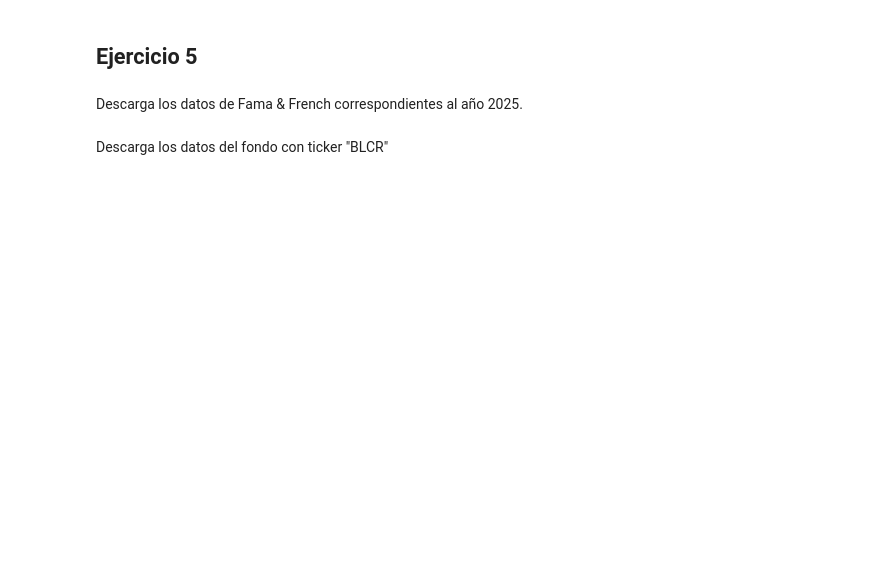
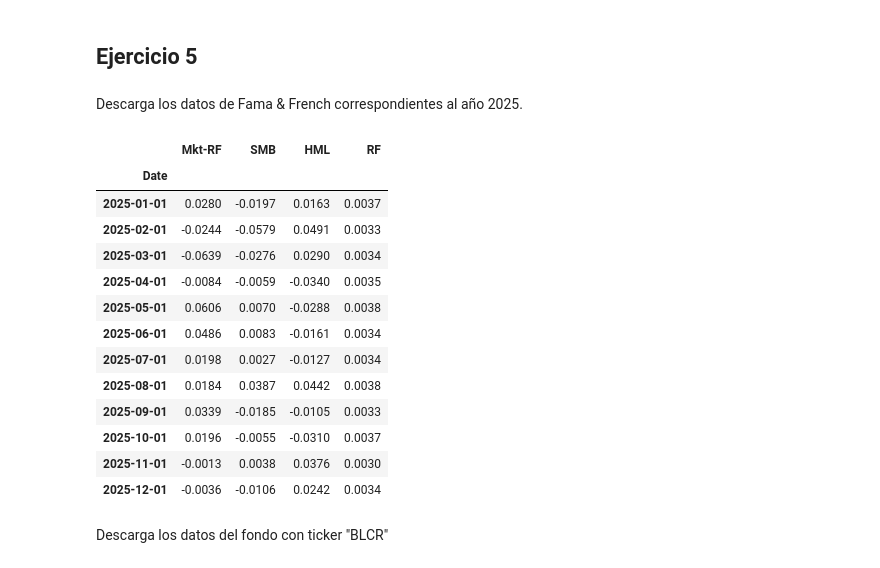
Before and after one commit to alfonso-santos/microcredencial-carteras-python, a Jupyter notebook: Tema_5_APT/src/Prueba_Nivel.ipynb, the cells around one changed output. Drawn from its saved outputs; the diff is of its cells as text; code cells hidden in the pictures; blank space fills up the shorter version.

```diff
--- a/Tema_5_APT/src/Prueba_Nivel.ipynb
+++ b/Tema_5_APT/src/Prueba_Nivel.ipynb
@@ -614,6 +683,31 @@ Calcula la Beta del CAPM de Apple (APPL) con respecto al índice SPY en cada tra
 Descarga los datos de Fama & French correspondientes al año 2025.
 # %%
 # TODO
+
+start = dt.datetime(2025,1,1)
+end = dt.datetime(2025,12,31)
+
+ff = pdr.DataReader("F-F_Research_Data_Factors", "famafrench", start=start, end=end)
+
+factors = ff[0].copy()
+factors.index = factors.index.to_timestamp()
+factors = factors / 100
+factors
+# %% [output]
+|  | Mkt-RF | SMB | HML | RF |
+| Date |  |  |  |  |
+| 2025-01-01 | 0.0280 | -0.0197 | 0.0163 | 0.0037 |
+| 2025-02-01 | -0.0244 | -0.0579 | 0.0491 | 0.0033 |
+| 2025-03-01 | -0.0639 | -0.0276 | 0.0290 | 0.0034 |
+| 2025-04-01 | -0.0084 | -0.0059 | -0.0340 | 0.0035 |
+| 2025-05-01 | 0.0606 | 0.0070 | -0.0288 | 0.0038 |
+| 2025-06-01 | 0.0486 | 0.0083 | -0.0161 | 0.0034 |
+| 2025-07-01 | 0.0198 | 0.0027 | -0.0127 | 0.0034 |
+| 2025-08-01 | 0.0184 | 0.0387 | 0.0442 | 0.0038 |
+| 2025-09-01 | 0.0339 | -0.0185 | -0.0105 | 0.0033 |
+| 2025-10-01 | 0.0196 | -0.0055 | -0.0310 | 0.0037 |
+| 2025-11-01 | -0.0013 | 0.0038 | 0.0376 | 0.0030 |
+| 2025-12-01 | -0.0036 | -0.0106 | 0.0242 | 0.0034 |
 # %% [markdown]
 Descarga los datos del fondo con ticker "BLCR"
 # %%
```
Also changed, not shown: parts of 23 cells of this notebook.
